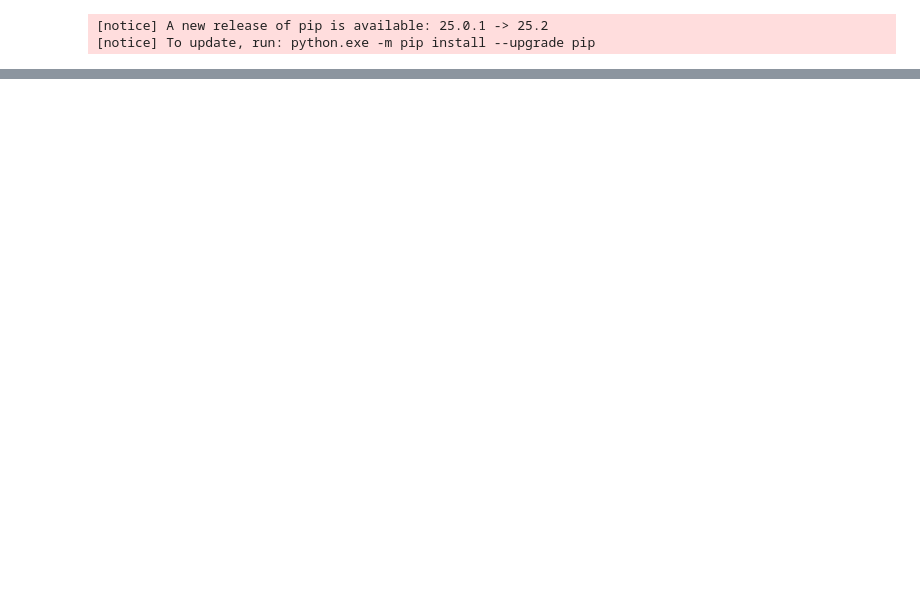
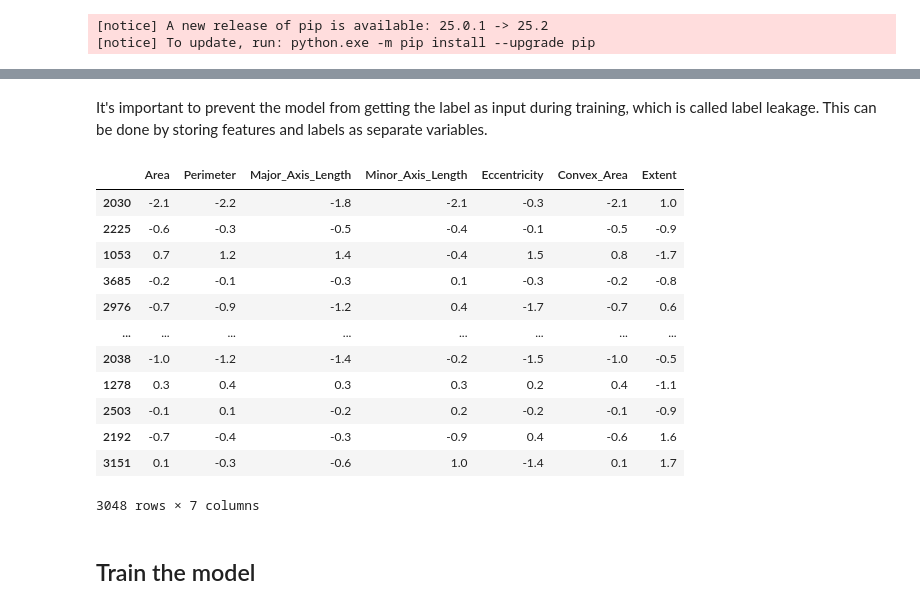
Before and after one commit to JoeUzo/Machine-Learning-Google-Crash-Course, a Jupyter notebook: classification/binary_classification_rice.ipynb, the cells around one changed output, grey strips where cells are left out. Cells and saved outputs as stored; diff of their text form; code cells hidden in the pictures; blank space fills up the shorter version.

```diff
--- a/classification/binary_classification_rice.ipynb
+++ b/classification/binary_classification_rice.ipynb
@@ -155,0 +175,9 @@ ValueError: Mime type rendering requires nbformat>=4.2.0 but it is not installed
+# %%
+def norm(df_o):
+    cols = rice_dataset.select_dtypes('number').columns.tolist()
+    df = df_o.copy()
+    for col in cols:
+        mean = df[col].mean()
+        std = df[col].std()
+        df[col] = df[col].apply(lambda x: (x - mean)/std)
+    return df
@@ -155,0 +219,9 @@ ValueError: Mime type rendering requires nbformat>=4.2.0 but it is not installed
+# %%
+# Create a column setting the Cammeo label to '1' and the Osmancik label to '0'
+# then show 10 randomly selected rows
+normalized_dataset["Class_Bool"] = (
+    # Returns true if class is Cammeo, and false if class is Osmancik
+    normalized_dataset["Class"] == "Cammeo"
+    ).astype(int)
+
+normalized_dataset.sample(5)
@@ -155,0 +237,15 @@ ValueError: Mime type rendering requires nbformat>=4.2.0 but it is not installed
+# %%
+# Create indices at the 80th and 90th percentiles
+number_samples = len(normalized_dataset)
+index_80th = round(number_samples * 0.8)
+index_90th = round(number_samples * 0.9)
+
+# Randomize order and split into train, validation, and test with a .8, .1, .1 split
+shuffled_df = normalized_dataset.sample(frac=1, random_state=100)
+train_data, validation_data, test_data = (
+    shuffled_df[:index_80th],
+    shuffled_df[index_80th:index_90th],
+    shuffled_df[index_90th:],
+)
+
+test_data.head()
@@ -155,0 +259,27 @@ ValueError: Mime type rendering requires nbformat>=4.2.0 but it is not installed
+# %% [markdown]
+It's important to prevent the model from getting the label as input during training, which is called label leakage. This can be done by storing features and labels as separate variables.
+# %%
+label_columns = ["Class", "Class_Bool"]
+
+train_features = train_data.drop(columns=label_columns)
+train_labels = train_data[label_columns[0]].to_numpy()
+validation_features = validation_data.drop(columns=label_columns)
+validation_labels = validation_data[label_columns[0]].to_numpy()
+test_features = test_data.drop(columns=label_columns)
+test_labels = test_data[label_columns[0]].to_numpy()
+# %% [output]
+|  | Area | Perimeter | Major_Axis_Length | Minor_Axis_Length | Eccentricity | Convex_Area | Extent |
+| 2030 | -2.1 | -2.2 | -1.8 | -2.1 | -0.3 | -2.1 | 1.0 |
+| 2225 | -0.6 | -0.3 | -0.5 | -0.4 | -0.1 | -0.5 | -0.9 |
+| 1053 | 0.7 | 1.2 | 1.4 | -0.4 | 1.5 | 0.8 | -1.7 |
+| 3685 | -0.2 | -0.1 | -0.3 | 0.1 | -0.3 | -0.2 | -0.8 |
+| 2976 | -0.7 | -0.9 | -1.2 | 0.4 | -1.7 | -0.7 | 0.6 |
+| ... | ... | ... | ... | ... | ... | ... | ... |
+| 2038 | -1.0 | -1.2 | -1.4 | -0.2 | -1.5 | -1.0 | -0.5 |
+| 1278 | 0.3 | 0.4 | 0.3 | 0.3 | 0.2 | 0.4 | -1.1 |
+| 2503 | -0.1 | 0.1 | -0.2 | 0.2 | -0.2 | -0.1 | -0.9 |
+| 2192 | -0.7 | -0.4 | -0.3 | -0.9 | 0.4 | -0.6 | 1.6 |
+| 3151 | 0.1 | -0.3 | -0.6 | 1.0 | -1.4 | 0.1 | 1.7 |
+3048 rows × 7 columns
+# %% [markdown]
+## Train the model
```
Also changed, not shown: parts of 14 cells of this notebook.
